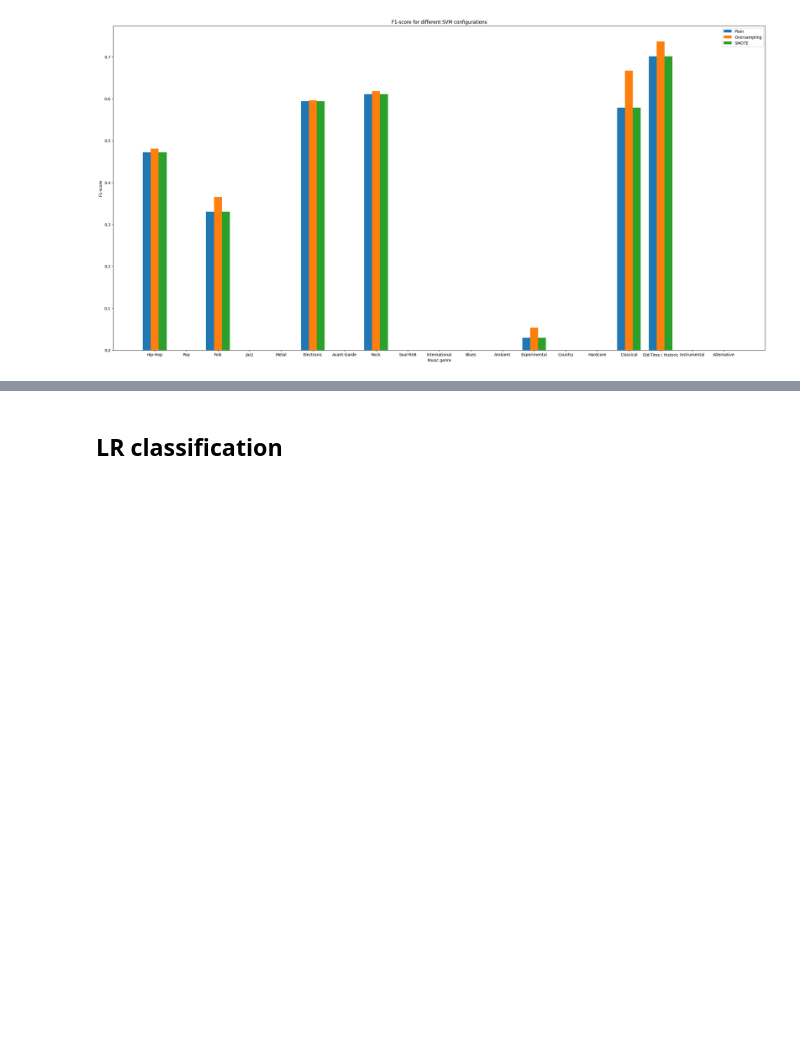
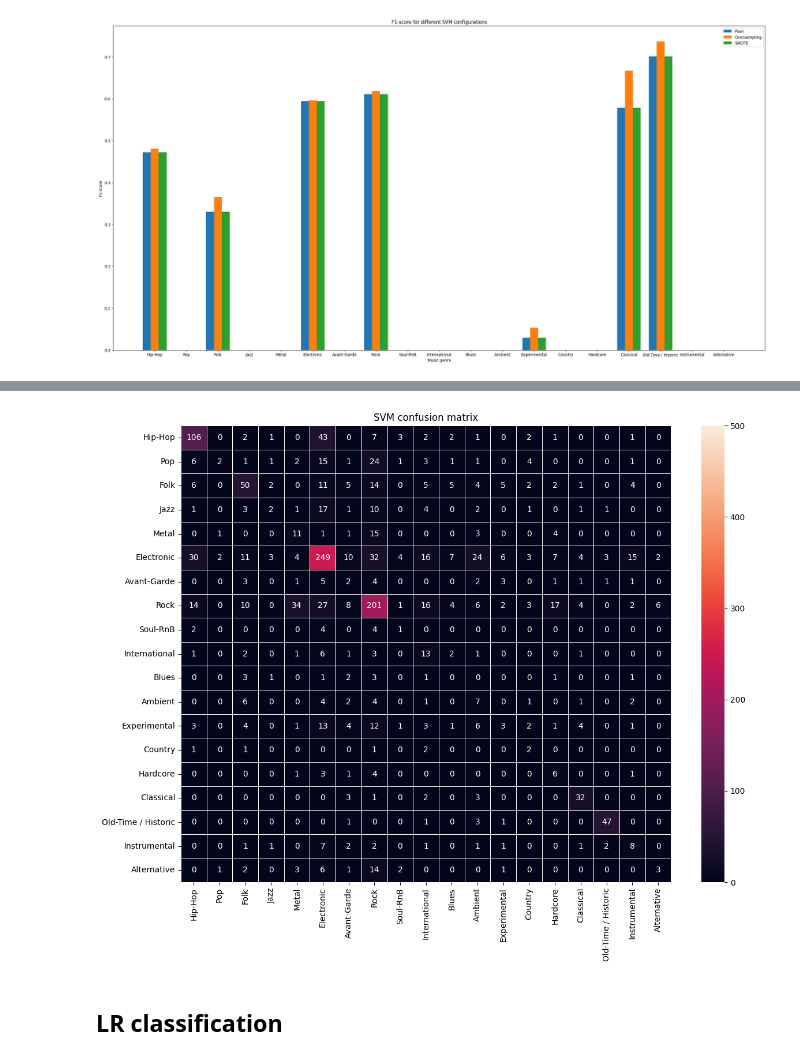
Before and after one commit to BSc-MSc-Projects/Music-Learning, a Jupyter notebook: Music_Learning.ipynb, the cells around one changed output, grey strips where cells are left out. Saved outputs shown, nothing was run; the diff lists cells and outputs as text; code cells hidden in the pictures; blank space fills up the shorter version.

```diff
--- a/Music_Learning.ipynb
+++ b/Music_Learning.ipynb
@@ -514,16 +419,6 @@ This class has different parameters that can be tuned:
 
 __TODO__: aggiungi
 # %%
-'''
-hlayers = [10, 20, 50, 75, 100, 150]
-alphas = [1e-1, 1e-2, 1e-3, 1e-4, 1e-5]
-param_grid = {'alpha': alphas, 'hidden_layer_sizes': hlayers}
-
-grid = GridSearchCV(MLPClassifier(),param_grid,refit=True,verbose=2,cv=3)
-grid.fit(X_train,y_train)
-print(grid.best_estimator_)
-'''
-
 scaler = StandardScaler()
 pca = PCA()
 if EXEC_PROFILE["OVERS"]:
@@ -532,13 +427,12 @@ elif EXEC_PROFILE["SMOTE"]:
     pca.fit(X_train_smote, y_train_smote)
 else:
     pca.fit(X_train, y_train)
-#pca.fit(X_validate, y_validate)
+
 mlp = MLPClassifier()
 
 pipe = Pipeline(steps=[("scaler", scaler), ("pca", pca), ("mlp", mlp)])
 
 
-#n_components = [1, 2, 5, 10, 20, 30, 40, 50, 60, 70, 80, 90, 100]
 hlayers = [10, 20, 50, 75, 100, 150]
 alphas = [1e-1, 1e-2, 1e-3, 1e-4, 1e-5]
 param_grid = { "pca__n_components": n_components_pca,
@@ -553,7 +447,7 @@ elif EXEC_PROFILE["SMOTE"]:
     grid_search.fit(X_train_smote, y_train_smote)
 else:
     grid_search.fit(X_train, y_train)
-#grid_search.fit(X_validate, y_validate)
+
 print("Best parameter (CV score=%0.3f):" % grid_search.best_score_)
 print(grid_search.best_params_)
 # %% [markdown]
@@ -844,3 +769,8 @@ write_cm_on_file(cm=svm_cm, labels=string_labels, path="confusion_matrix_svm.csv
+# %%
+# Confusion matrix
+print_cm(svm_cm_test, orig_labels, "Confusion matrix for SVM")
+# %% [output]
+[figure, added]
 # %% [markdown]
 ## LR classification
 # %% [markdown]
```
Also changed, not shown: parts of 93 cells of this notebook, 2 other files.
